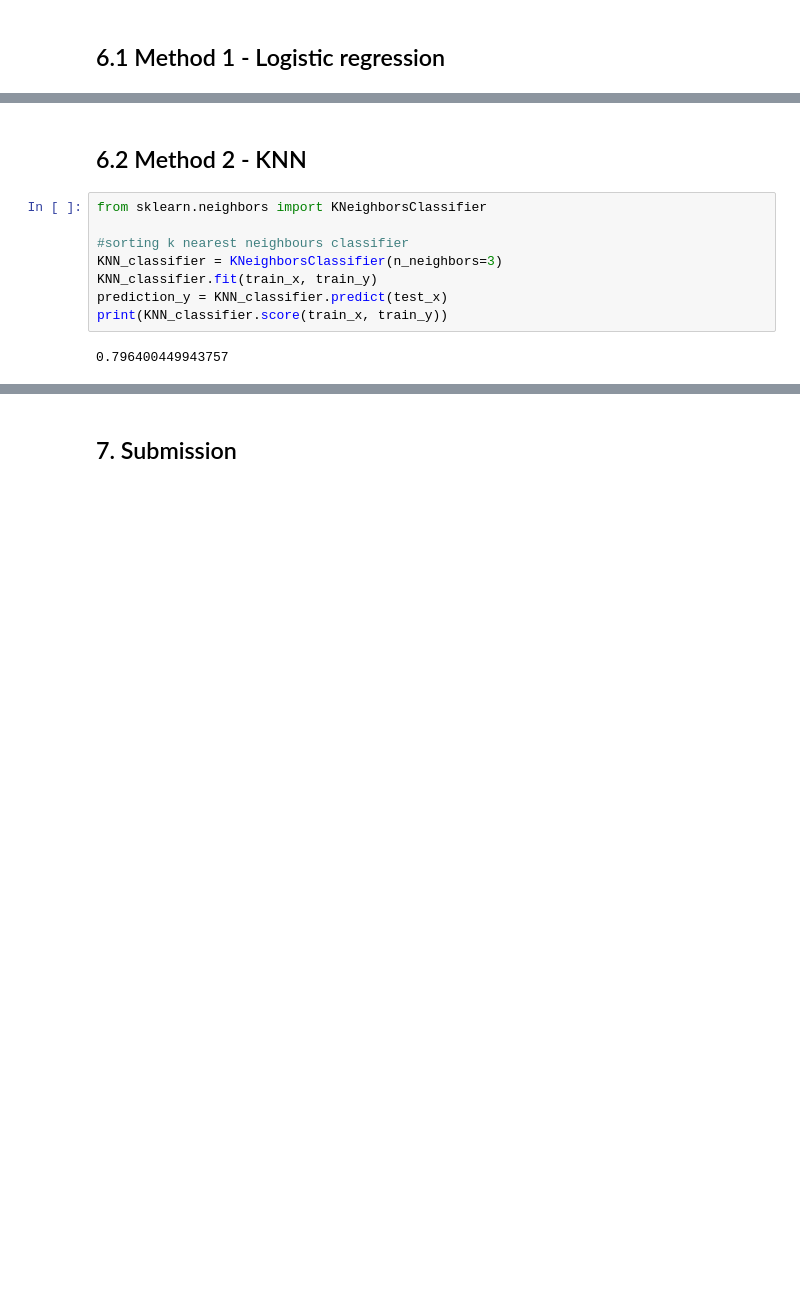
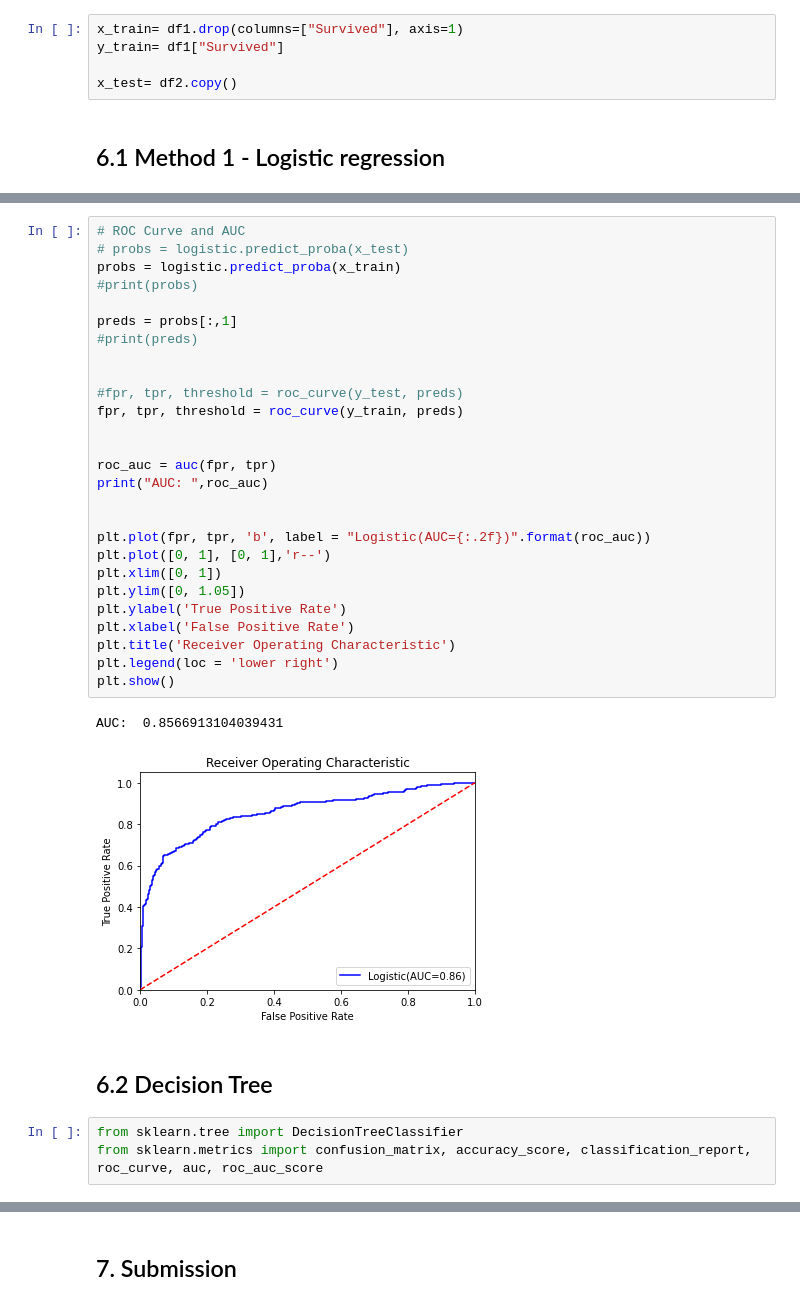
Before and after one commit to kavita2103/ML-Titanic, a Jupyter notebook: titanic-notebook-solution.ipynb, the cells around one changed output, grey strips where cells are left out. Drawn from its saved outputs; the diff is of its cells as text; blank space fills up the shorter version.

```diff
--- a/titanic-notebook-solution.ipynb
+++ b/titanic-notebook-solution.ipynb
@@ -256,2 +257,7 @@ male        -0.179958 -0.075217  0.121405  1.000000
+# %%
+x_train= df1.drop(columns=["Survived"], axis=1)
+y_train= df1["Survived"]
+
+x_test= df2.copy()
 # %% [markdown]
 ## 6.1 Method 1 - Logistic regression
@@ -283,12 +335,35 @@ print(logistic.score(train_x, train_y))
+# %%
+# ROC Curve and AUC
+# probs = logistic.predict_proba(x_test)
+probs = logistic.predict_proba(x_train)
+#print(probs)
+
+preds = probs[:,1]
+#print(preds)
+
+
+#fpr, tpr, threshold = roc_curve(y_test, preds)
+fpr, tpr, threshold = roc_curve(y_train, preds)
+
+
+roc_auc = auc(fpr, tpr)
+print("AUC: ",roc_auc)
+
+
+plt.plot(fpr, tpr, 'b', label = "Logistic(AUC={:.2f})".format(roc_auc))
+plt.plot([0, 1], [0, 1],'r--')
+plt.xlim([0, 1])
+plt.ylim([0, 1.05])
+plt.ylabel('True Positive Rate')
+plt.xlabel('False Positive Rate')
+plt.title('Receiver Operating Characteristic')
+plt.legend(loc = 'lower right')
+plt.show()
+# %% [output]
+AUC:  0.8566913104039431
+[figure, added]
 # %% [markdown]
-## 6.2 Method 2 - KNN
+## 6.2 Decision Tree
-# %%
-from sklearn.neighbors import KNeighborsClassifier
-
-#sorting k nearest neighbours classifier
-KNN_classifier = KNeighborsClassifier(n_neighbors=3)
-KNN_classifier.fit(train_x, train_y)
-prediction_y = KNN_classifier.predict(test_x)
-print(KNN_classifier.score(train_x, train_y))
-# %% [output]
-0.796400449943757
+# %%
+from sklearn.tree import DecisionTreeClassifier
+from sklearn.metrics import confusion_matrix, accuracy_score, classification_report, roc_curve, auc, roc_auc_score
```
Also changed, not shown: parts of 35 cells of this notebook.
